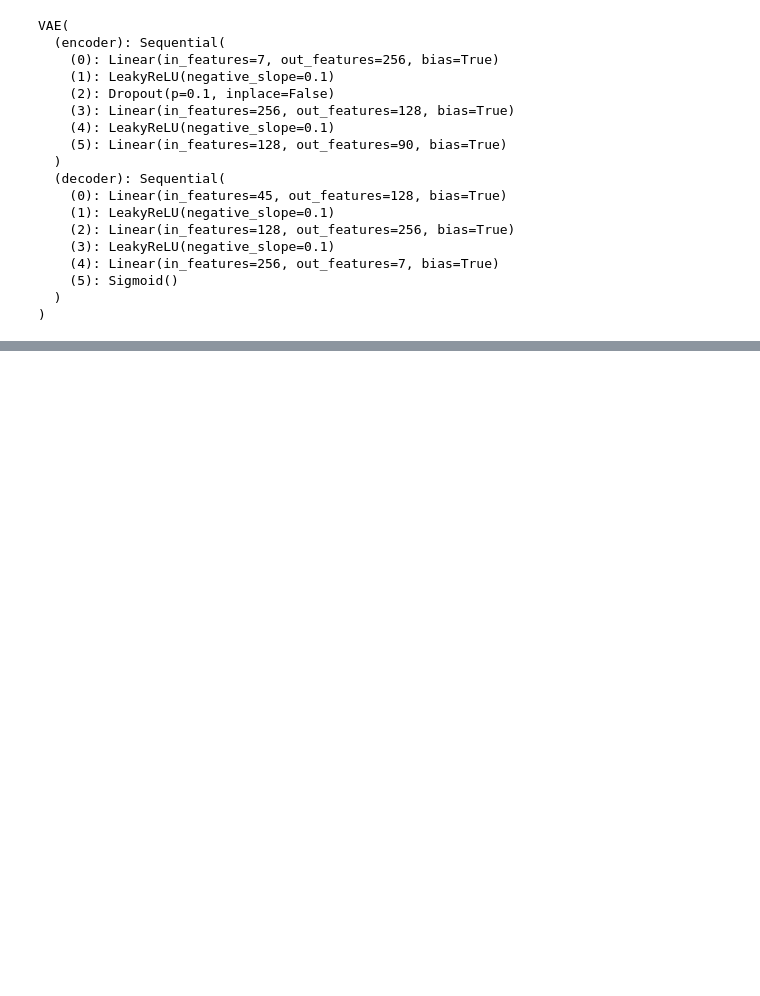
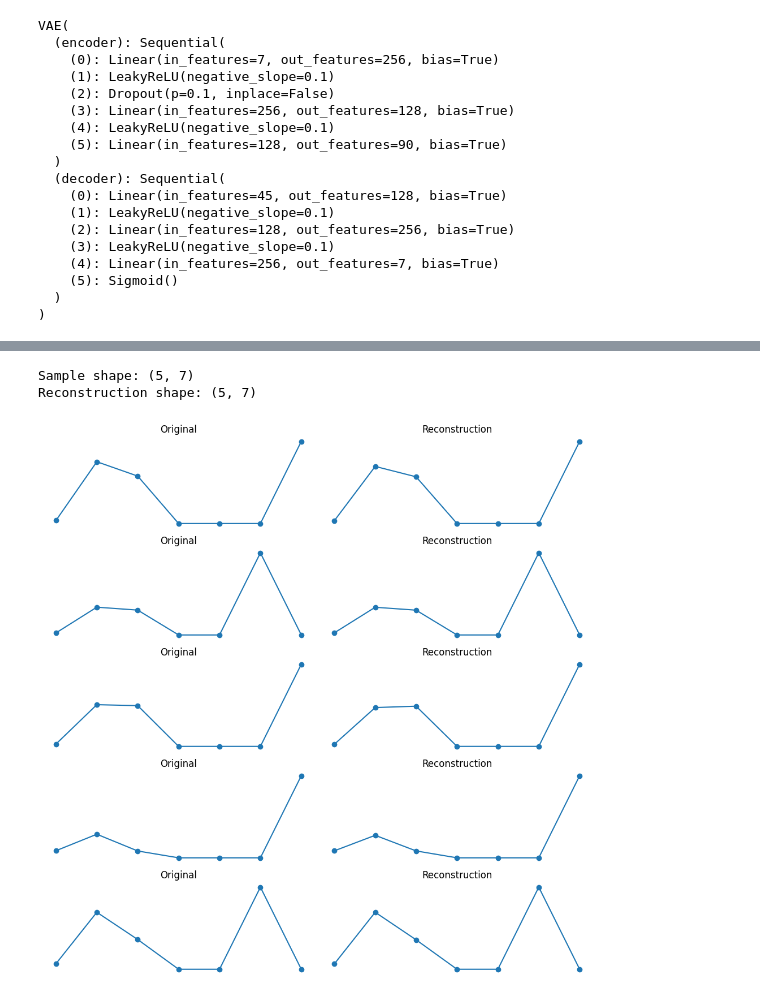
Before and after one commit to herormo/anomaly-detection-HEP, a Jupyter notebook: main.ipynb, the cells around one changed output, grey strips where cells are left out. Cells and saved outputs as stored; diff of their text form; code cells hidden in the pictures; blank space fills up the shorter version.

```diff
--- a/main.ipynb
+++ b/main.ipynb
@@ -640,3 +669,9 @@ Reconstruction shape: (5, 7)
+# %%
+visualize_reconstructions(vae, train_loader, device)
+# %% [output]
+Sample shape: (5, 7)
+Reconstruction shape: (5, 7)
+[figure, added]
 # %%
 # Testing loop
 vae.eval()
```
Also changed, not shown: parts of 31 cells of this notebook, 7 other files.
